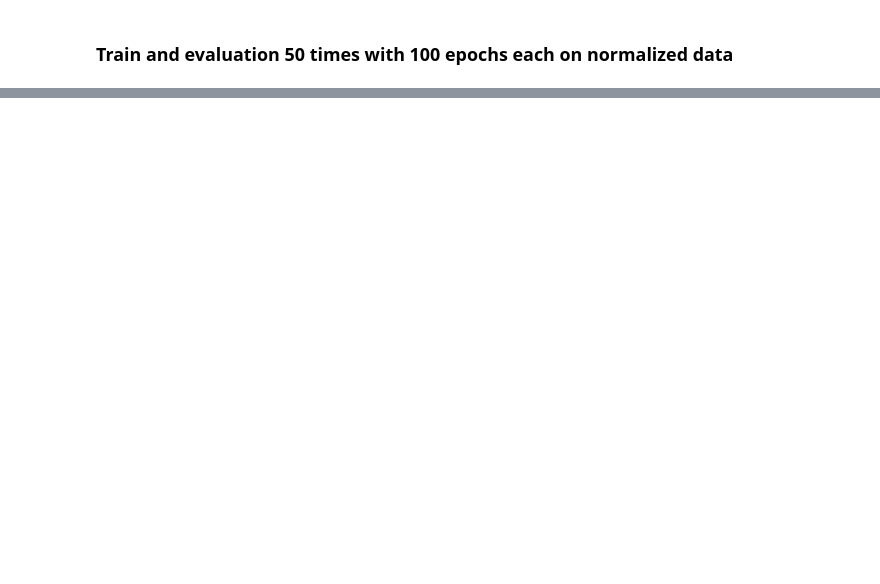
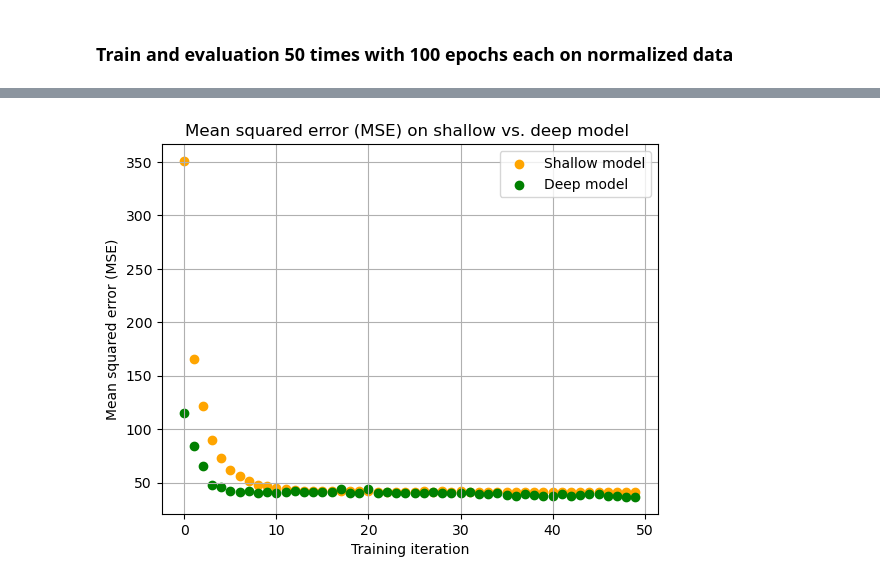
Before and after one commit to gitrsi/cyberops.zone, a Jupyter notebook: learning/Deep Learning & Neural Networks with Keras/PeergradedAssignment_BuildaRegressionModelinKeras.ipynb, the cells around one changed output, grey strips where cells are left out. Drawn from its saved outputs; the diff is of its cells as text; code cells hidden in the pictures; blank space fills up the shorter version.

```diff
--- a/learning/Deep Learning & Neural Networks with Keras/PeergradedAssignment_BuildaRegressionModelinKeras.ipynb
+++ b/learning/Deep Learning & Neural Networks with Keras/PeergradedAssignment_BuildaRegressionModelinKeras.ipynb
@@ -329,0 +481,29 @@ plt.show()
+# %%
+# build the model
+model_deep_50_norm = regression_model_deep()
+
+# Train and evaluate 50 times and calculate mean and standard deviation of the mean squared errors
+
+# mean squared errors
+mses_deep_50_norm = np.array([])
+
+for i in range(50):
+    # train/test split
+    X_train_deep_50_norm, X_test_deep_50_norm, y_train_deep_50, y_test_deep_50 = train_test_split(
+        predictors_norm, target, test_size=0.3, random_state=42
+    )
+
+    # fit the model
+    # verbose is set to 0 for clarity, increase if needed
+    model_deep_50_norm.fit(X_train_deep_50_norm, y_train_deep_50, epochs=50, verbose=0) # train with normalized training dataset and 50 epochs
+    # evaluate the model
+    mse_deep_50_norm = mean_squared_error(y_test_deep_50, model_deep_50_norm.predict(X_test_deep_50_norm))
+    mses_deep_50_norm = np.append(mses_deep_50_norm, mse_deep_50_norm, axis=None)
+    print("Iteration " + str(i+1) + " of 50 training and evaluation of model complete. MSE is : {:.4f}".format(mse_deep_50_norm))
+
+model_deep_50_norm_mse_mean = np.mean(mses_deep_50_norm, axis=0)
+model_deep_50_norm_mse_std = np.std(mses_deep_50_norm, axis=0)
+
+print("\n")
+print("The mean deviation of the mean squared error (MSE) on normalized test set: {:.4f}".format(model_deep_50_norm_mse_mean))
+print("The standard deviation of the mean squared error (MSE) on normalized test set: {:.4f}".format(model_deep_50_norm_mse_std))
@@ -329,0 +530,18 @@ plt.show()
+# %%
+# Plott MSE for shallow vs. deep model
+
+epoch_50_MSEs = mses_50_norm
+epoch_100_MSEs = mses_deep_50_norm
+iterations = np.arange(50)
+
+plt.title("Mean squared error (MSE) on shallow vs. deep model ")
+plt.xlabel("Training iteration")
+plt.ylabel("Mean squared error (MSE)")
+plt.grid(True)
+
+plt.scatter(iterations, epoch_50_MSEs, color="orange", label="Shallow model")
+plt.scatter(iterations, epoch_100_MSEs, color="green", label="Deep model")
+plt.legend()
+plt.show()
+# %% [output]
+[figure, added]
```
Also changed, not shown: parts of 39 cells of this notebook.
